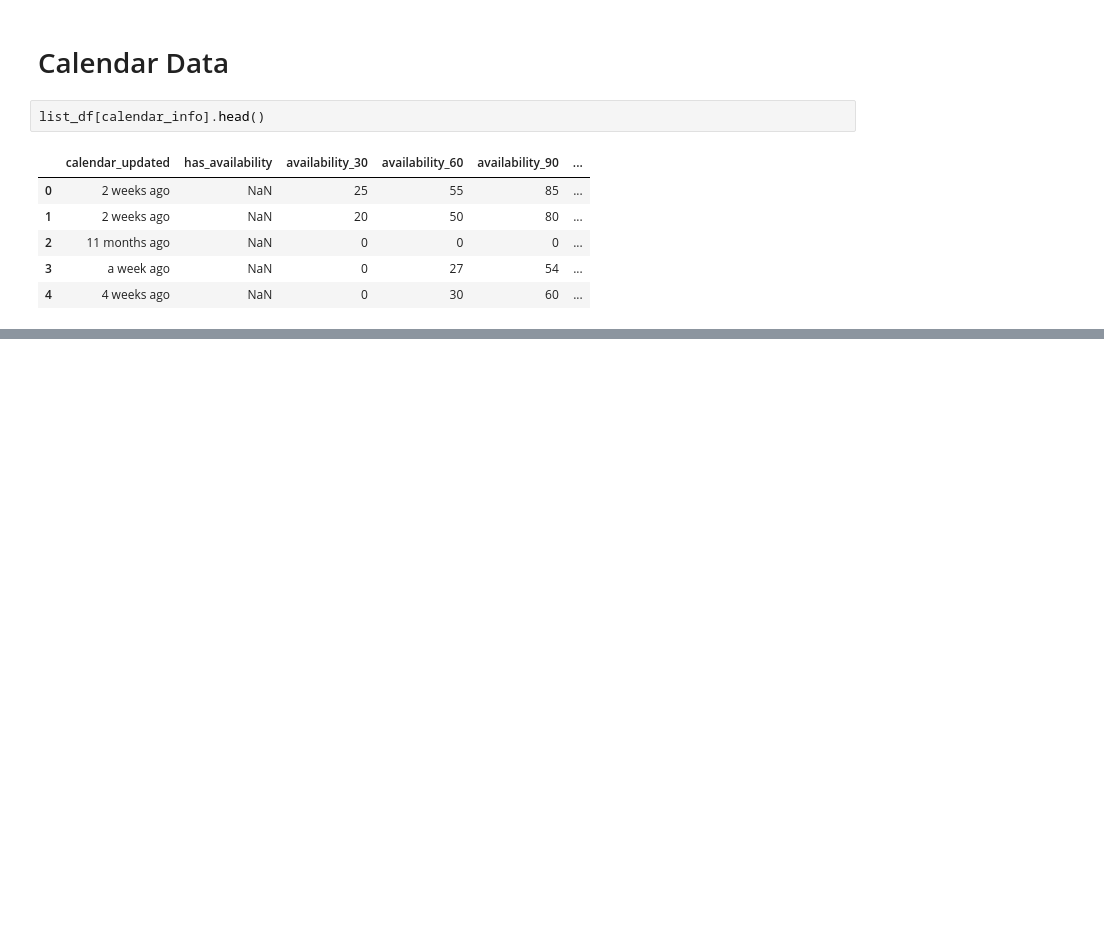
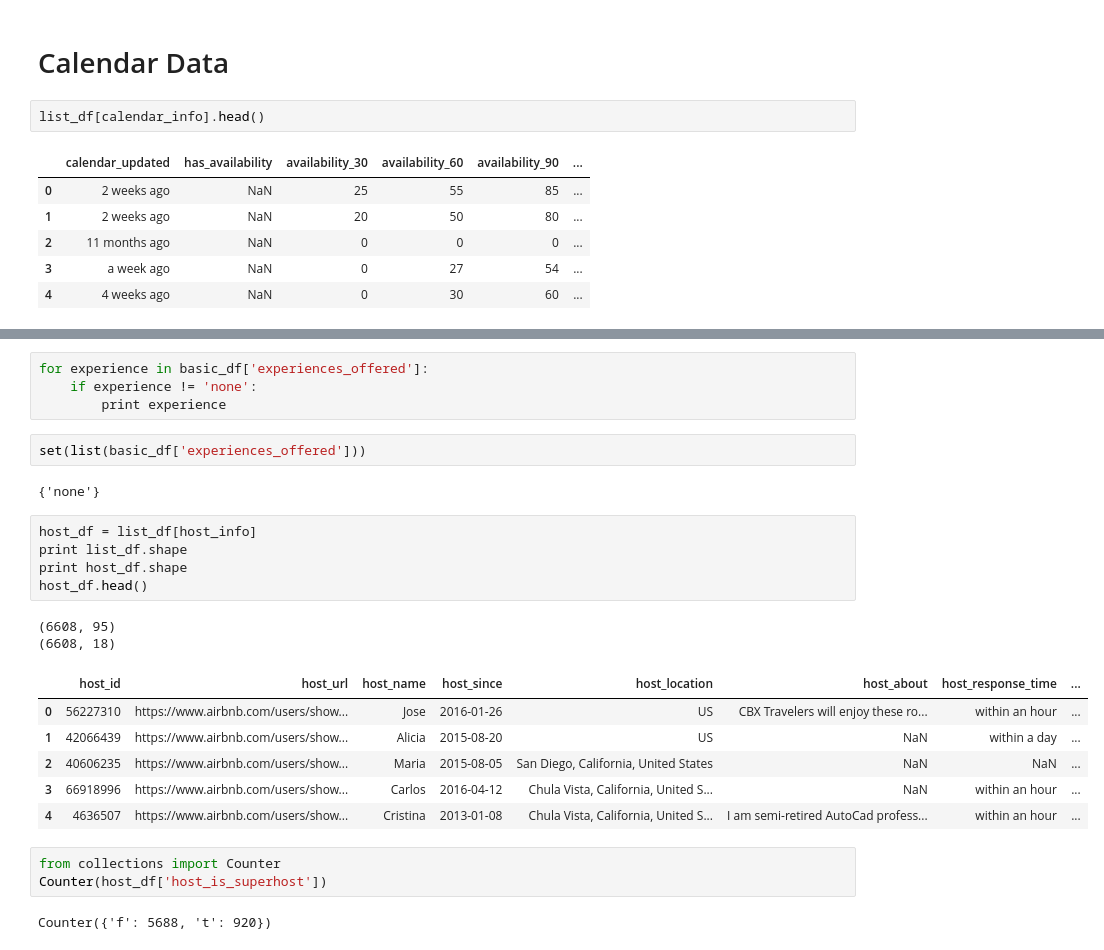
Before and after one commit to antellgc/AirbnBeacon, a Jupyter notebook: Notebooks/airbnb_data_explore.ipynb, the cells around one changed output, grey strips where cells are left out. Cells and saved outputs as stored; diff of their text form; blank space fills up the shorter version.

```diff
--- a/Notebooks/airbnb_data_explore.ipynb
+++ b/Notebooks/airbnb_data_explore.ipynb
@@ -207,0 +232,27 @@ list_df[calendar_info].head()
+# %%
+for experience in basic_df['experiences_offered']:
+    if experience != 'none':
+        print experience
+# %%
+set(list(basic_df['experiences_offered']))
+# %% [output]
+{'none'}
+# %%
+host_df = list_df[host_info]
+print list_df.shape
+print host_df.shape
+host_df.head()
+# %% [output]
+(6608, 95)
+(6608, 18)
+|  | host_id | host_url | host_name | host_since | host_location | host_about | host_response_time | ... |
+| 0 | 56227310 | https://www.airbnb.com/users/show... | Jose | 2016-01-26 | US | CBX Travelers will enjoy these ro... | within an hour | ... |
+| 1 | 42066439 | https://www.airbnb.com/users/show... | Alicia | 2015-08-20 | US | NaN | within a day | ... |
+| 2 | 40606235 | https://www.airbnb.com/users/show... | Maria | 2015-08-05 | San Diego, California, United States | NaN | NaN | ... |
+| 3 | 66918996 | https://www.airbnb.com/users/show... | Carlos | 2016-04-12 | Chula Vista, California, United S... | NaN | within an hour | ... |
+| 4 | 4636507 | https://www.airbnb.com/users/show... | Cristina | 2013-01-08 | Chula Vista, California, United S... | I am semi-retired AutoCad profess... | within an hour | ... |
+# %%
+from collections import Counter
+Counter(host_df['host_is_superhost'])
+# %% [output]
+Counter({'f': 5688, 't': 920})
```
Also changed, not shown: parts of 4 cells of this notebook, 1 other file.
